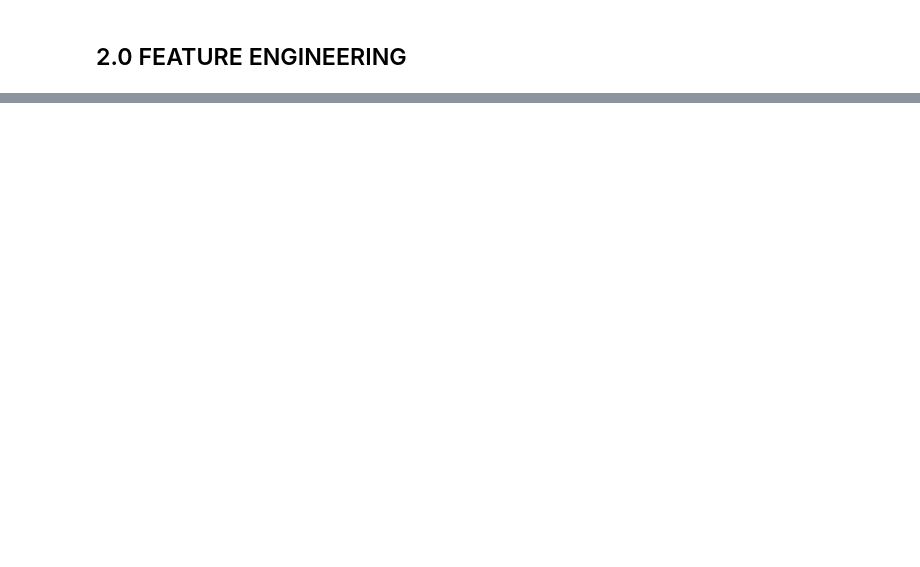
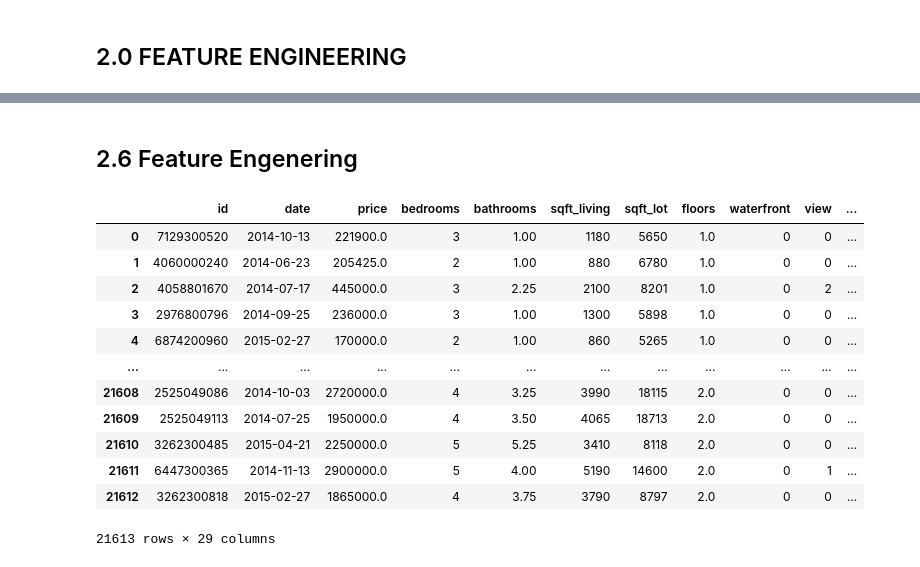
Before and after one commit to marcusbraggion/analise_exploratoria, a Jupyter notebook: house_rocket.ipynb, the cells around one changed output, grey strips where cells are left out. Drawn from its saved outputs; the diff is of its cells as text; code cells hidden in the pictures; blank space fills up the shorter version.

```diff
--- a/house_rocket.ipynb
+++ b/house_rocket.ipynb
@@ -144,2 +176,4 @@ m
 # %% [markdown]
 ## 2.0 FEATURE ENGINEERING
+# %%
+df2 = df1.copy()
@@ -145,0 +243,2 @@ m
+# %% [markdown]
+## 2.6 Feature Engenering
@@ -145,0 +299,16 @@ m
+# %%
+df2
+# %% [output]
+|  | id | date | price | bedrooms | bathrooms | sqft_living | sqft_lot | floors | waterfront | view | ... |
+| 0 | 7129300520 | 2014-10-13 | 221900.0 | 3 | 1.00 | 1180 | 5650 | 1.0 | 0 | 0 | ... |
+| 1 | 4060000240 | 2014-06-23 | 205425.0 | 2 | 1.00 | 880 | 6780 | 1.0 | 0 | 0 | ... |
+| 2 | 4058801670 | 2014-07-17 | 445000.0 | 3 | 2.25 | 2100 | 8201 | 1.0 | 0 | 2 | ... |
+| 3 | 2976800796 | 2014-09-25 | 236000.0 | 3 | 1.00 | 1300 | 5898 | 1.0 | 0 | 0 | ... |
+| 4 | 6874200960 | 2015-02-27 | 170000.0 | 2 | 1.00 | 860 | 5265 | 1.0 | 0 | 0 | ... |
+| ... | ... | ... | ... | ... | ... | ... | ... | ... | ... | ... | ... |
+| 21608 | 2525049086 | 2014-10-03 | 2720000.0 | 4 | 3.25 | 3990 | 18115 | 2.0 | 0 | 0 | ... |
+| 21609 | 2525049113 | 2014-07-25 | 1950000.0 | 4 | 3.50 | 4065 | 18713 | 2.0 | 0 | 0 | ... |
+| 21610 | 3262300485 | 2015-04-21 | 2250000.0 | 5 | 5.25 | 3410 | 8118 | 2.0 | 0 | 0 | ... |
+| 21611 | 6447300365 | 2014-11-13 | 2900000.0 | 5 | 4.00 | 5190 | 14600 | 2.0 | 0 | 1 | ... |
+| 21612 | 3262300818 | 2015-02-27 | 1865000.0 | 4 | 3.75 | 3790 | 8797 | 2.0 | 0 | 0 | ... |
+21613 rows × 29 columns
```
Also changed, not shown: parts of 23 cells of this notebook.
